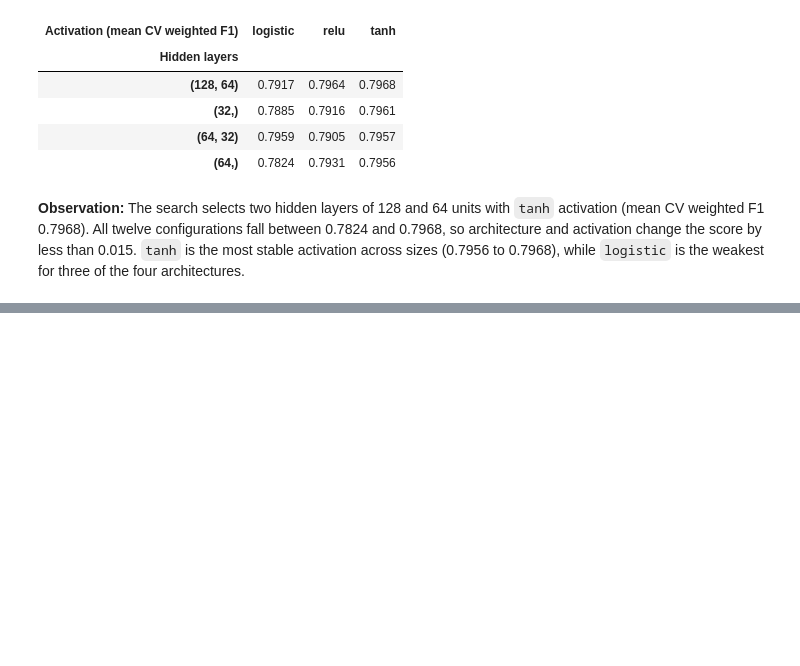
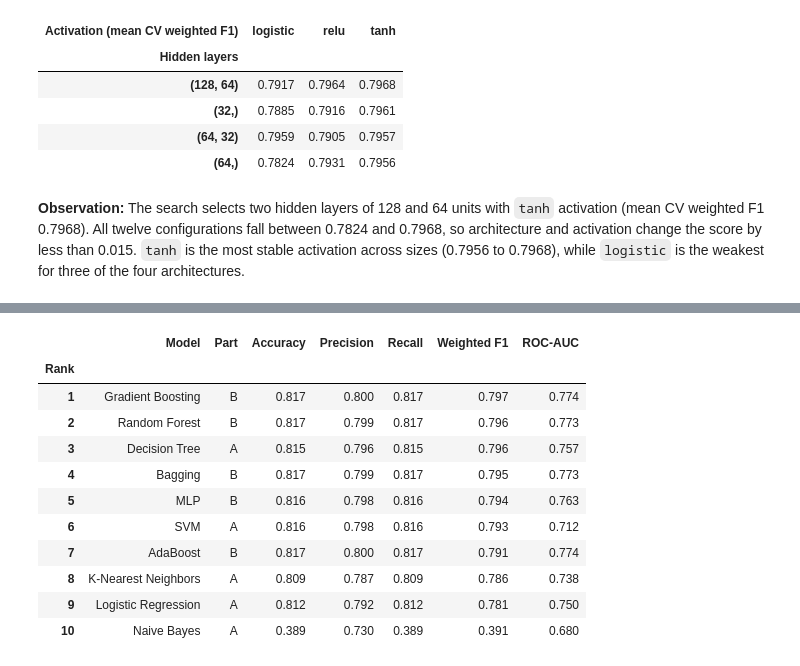
Before and after one commit to arhamgarg/ml-capstone, a Jupyter notebook: notebooks/classification.ipynb, the cells around one changed output, grey strips where cells are left out. Cells and saved outputs as stored; diff of their text form; code cells hidden in the pictures; blank space fills up the shorter version.

```diff
--- a/notebooks/classification.ipynb
+++ b/notebooks/classification.ipynb
@@ -753,0 +758,32 @@ display(
+# %%
+part_b_names = ["Random Forest", "AdaBoost", "Gradient Boosting", "Bagging", "MLP"]
+
+comparison_rows = []
+for name, y_pred in predictions.items():
+    comparison_rows.append({
+        "Model": name,
+        "Part": "B" if name in part_b_names else "A",
+        "Accuracy": accuracy_score(y_test, y_pred),
+        "Precision": precision_score(y_test, y_pred, average="weighted", zero_division=0),
+        "Recall": recall_score(y_test, y_pred, average="weighted", zero_division=0),
+        "Weighted F1": f1_score(y_test, y_pred, average="weighted"),
+        "ROC-AUC": roc_auc_score(y_test, roc_scores[name]),
+    })
+
+comparison_df = pd.DataFrame(comparison_rows).sort_values("Weighted F1", ascending=False).reset_index(drop=True)
+comparison_df.index = comparison_df.index + 1
+comparison_df.index.name = "Rank"
+display(comparison_df.round(3))
+# %% [output]
+|  | Model | Part | Accuracy | Precision | Recall | Weighted F1 | ROC-AUC |
+| Rank |  |  |  |  |  |  |  |
+| 1 | Gradient Boosting | B | 0.817 | 0.800 | 0.817 | 0.797 | 0.774 |
+| 2 | Random Forest | B | 0.817 | 0.799 | 0.817 | 0.796 | 0.773 |
+| 3 | Decision Tree | A | 0.815 | 0.796 | 0.815 | 0.796 | 0.757 |
+| 4 | Bagging | B | 0.817 | 0.799 | 0.817 | 0.795 | 0.773 |
+| 5 | MLP | B | 0.816 | 0.798 | 0.816 | 0.794 | 0.763 |
+| 6 | SVM | A | 0.816 | 0.798 | 0.816 | 0.793 | 0.712 |
+| 7 | AdaBoost | B | 0.817 | 0.800 | 0.817 | 0.791 | 0.774 |
+| 8 | K-Nearest Neighbors | A | 0.809 | 0.787 | 0.809 | 0.786 | 0.738 |
+| 9 | Logistic Regression | A | 0.812 | 0.792 | 0.812 | 0.781 | 0.750 |
+| 10 | Naive Bayes | A | 0.389 | 0.730 | 0.389 | 0.391 | 0.680 |
```
Also changed, not shown: parts of 13 cells of this notebook.
